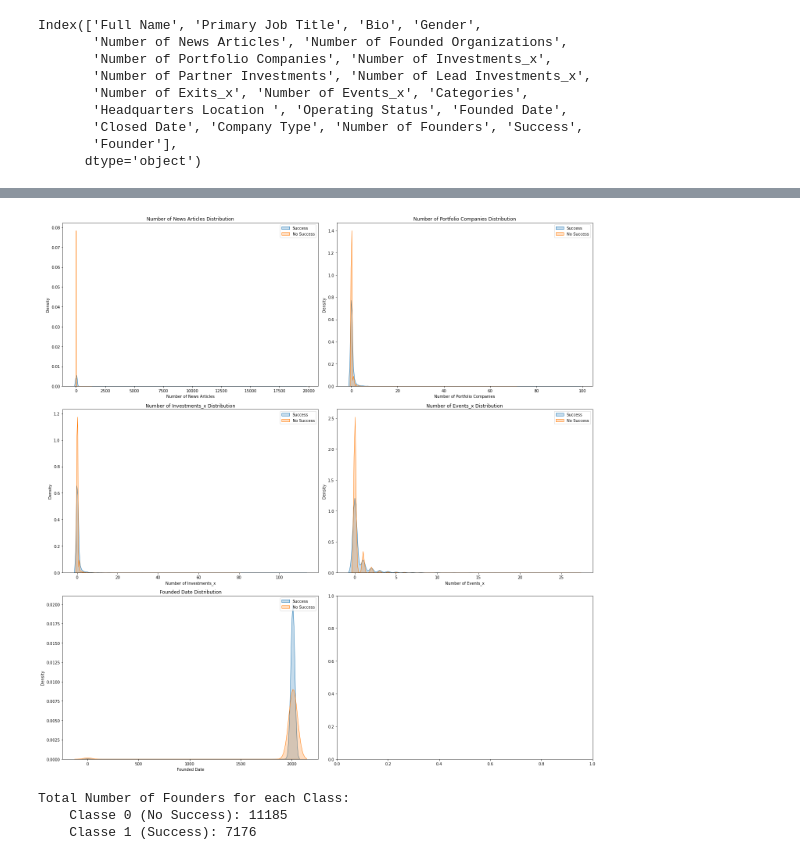
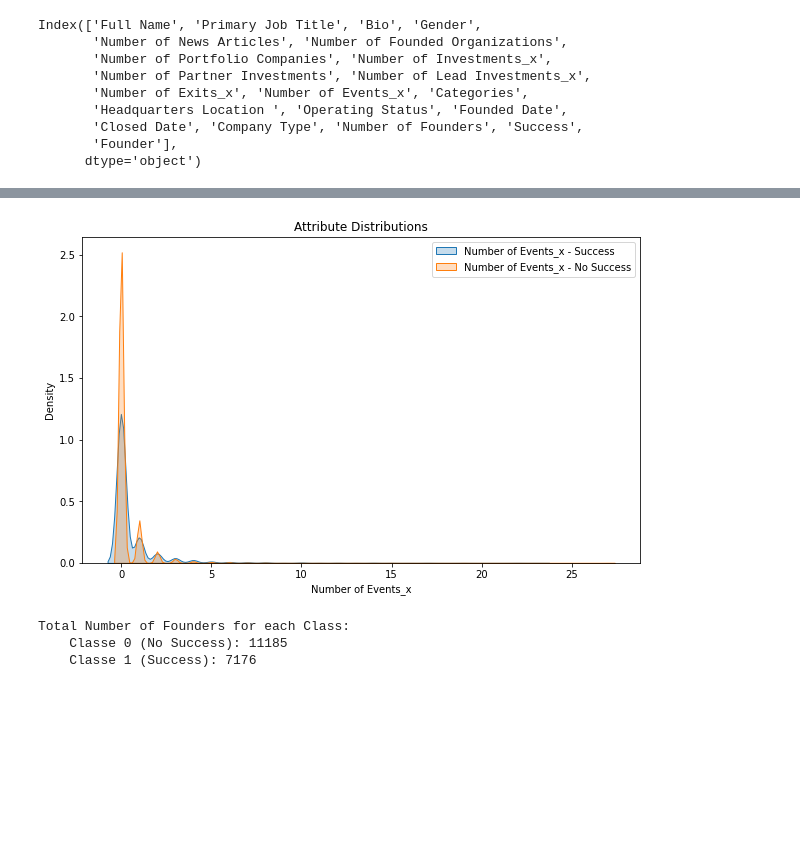
Before and after one commit to MarcLlopart/VC-Investments-Analysis, a Jupyter notebook: 3_founders.ipynb, the cells around one changed output, grey strips where cells are left out. Saved outputs shown, nothing was run; the diff lists cells and outputs as text; code cells hidden in the pictures; blank space fills up the shorter version.

```diff
--- a/3_founders.ipynb
+++ b/3_founders.ipynb
@@ -141,21 +125,11 @@ fig.tight_layout()
 from prettytable import PrettyTable
 #we decide to keep those variables that have a bigger correaltion than the abs(0.1)
 correlation_threshold = 0.1
-attributes  = list(filter(lambda x: abs(float(founders_df.corr(method='spearman')['Success'].to_frame().T[x])) > correlation_threshold, founders_df.columns))
+attributes  = list(filter(lambda x: abs(float(founders_df.corr(method='pearson')['Success'].to_frame().T[x])) > correlation_threshold, founders_df.columns))
 attributes.remove('Success')
 corrTbl = PrettyTable()
 corrTbl.field_names = ['Variables']
 for i in range(len(attributes)):
     corrTbl.add_row([attributes[i]])
-print(f'The variables correlated by Spearman are \n {corrTbl}')
-
-#we decide to keep those variables that have a bigger correaltion than the abs(0.1)
-correlation_threshold = 0.1
-attributes  = list(filter(lambda x: abs(float(founders_df.corr(method='kendall')['Success'].to_frame().T[x])) > correlation_threshold, founders_df.columns))
-attributes.remove('Success')
-corrTbl = PrettyTable()
-corrTbl.field_names = ['Variables']
-for i in range(len(attributes)):
-    corrTbl.add_row([attributes[i]])
-print(f'The variables correlated by Kendall are \n{corrTbl}')
+print(f'The variables correlated by Pearson are \n {corrTbl}')
 # %% [output]
@@ -182,27 +142,27 @@ The variables correlated by Kendall are
 # %%
 #we plot the distribution of those variables that are more correlated to our target
 # Select only the rows where 'Success' is 1 (Success) and 0 (No Success)
 success = founders_df[founders_df['Success'] == 1]
 no_success = founders_df[founders_df['Success'] == 0]
 
-# Create subplots
-fig, axes = plt.subplots(3, 2, figsize=(20, 20))
-ax = axes.ravel()
+# Create a single plot
+plt.figure(figsize=(10, 6))
 
 # Loop through the attributes and plot their distributions
-for i in range(len(attributes)):
-    ax[i].set_title(f'{attributes[i]} Distribution')
-    sns.distplot(success[attributes[i]], hist=False, kde_kws={'shade':True}, label="Success", ax=ax[i])
-    sns.distplot(no_success[attributes[i]], hist=False, kde_kws={'shade': True}, label="No Success", ax=ax[i])
-    ax[i].legend(["Success", "No Success"], loc="best")
+for attribute in attributes:
+    sns.distplot(success[attribute], hist=False, kde_kws={'shade': True}, label=f"{attribute} - Success")
+    sns.distplot(no_success[attribute], hist=False, kde_kws={'shade': True}, label=f"{attribute} - No Success")
 
-# Adjust layout
-fig.tight_layout()
+# Add legend
+plt.legend()
 
-# Show the plots
+# Set plot title
+plt.title('Attribute Distributions')
+
+# Show the plot
 plt.show()
 # %% [output]
-[figure, old version]
+[figure, new version]
 # %%
 #we are plotting our data distribution to see if data is balanced or not
 print(f"""Total Number of Founders for each Class:
```
Also changed, not shown: parts of 4 cells of this notebook, 1 other file.
